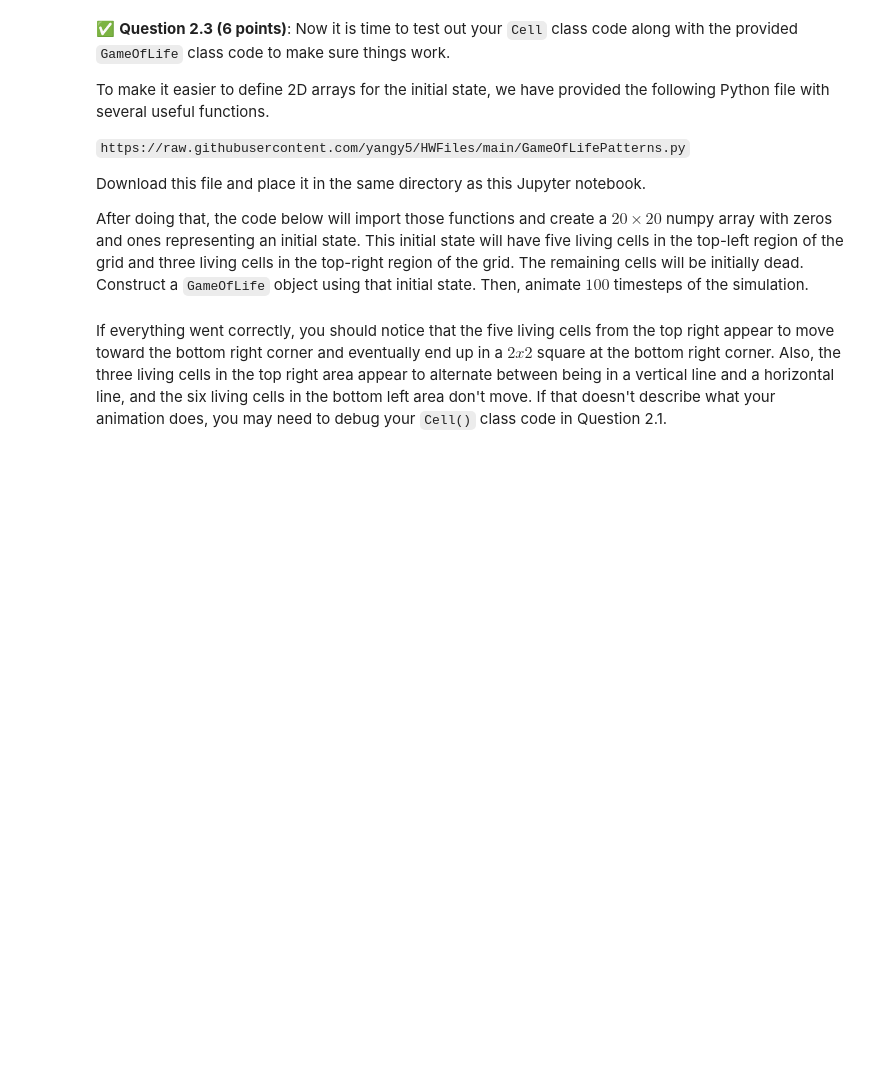
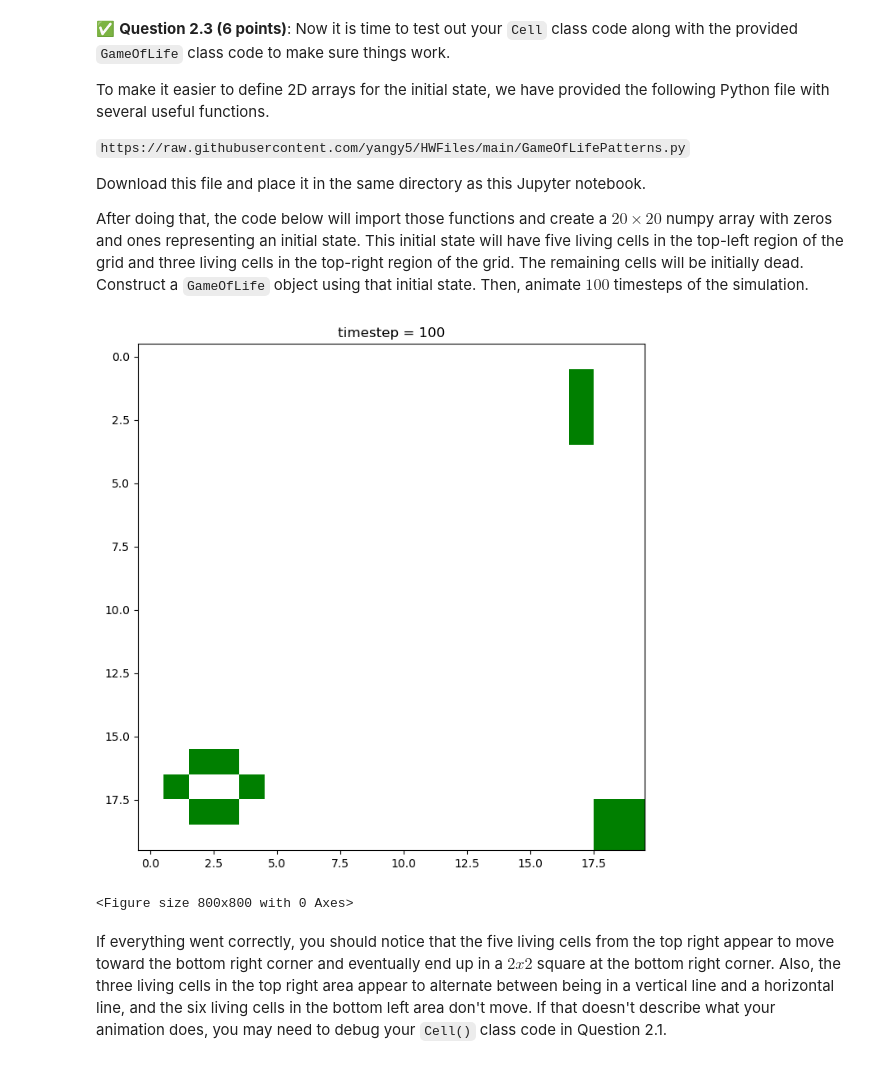
Before and after one commit to Lawpantoe/CMSE202-f23-turnin, a Jupyter notebook: hw-02/HW-02_ABMandGraphTheory-STUDENT.ipynb, the cells around one changed output. Drawn from its saved outputs; the diff is of its cells as text; code cells hidden in the pictures; blank space fills up the shorter version.

```diff
--- a/hw-02/HW-02_ABMandGraphTheory-STUDENT.ipynb
+++ b/hw-02/HW-02_ABMandGraphTheory-STUDENT.ipynb
@@ -83,21 +83,28 @@ class Cell():
         self.num_alive_neighbors = 0
         self.neighbor_list = []
 
+
     def add_neighbor(self,neighbor_cell):
         '''
         Add a cell to the list of neighbors
         '''
+        self.neighbor_list.append(neighbor_cell)
         # append neighbor_cell to neighbor_list
+
 
     def update_num_alive_neighbors(self):
         '''
         Count how many neighboring cells are currently alive
         '''
         # reset num_alive_neighbors to zero
+        self.num_alive_neighbors = 0
 
         # loop through the cells in neighbor_list
 
             # for each cell which is alive, increment num_alive_neighbors by 1
+        for neighbor in self.neighbor_list:
+            if (neighbor.is_alive):
+               self.num_alive_neighbors +=1
 
     def update_is_alive(self):
         '''
@@ -106,6 +113,12 @@ class Cell():
         # update is_alive depending on num_alive_neighbors and is_alive
         # if the cell is currently alive, it needs to have exactly 2 or 3 alive neighbors to stay alive
         # if the cell is currently dead, it needs to have exactly 3 neighbors to become alive
+        if self.is_alive:
+            self.is_alive = self.num_alive_neighbors in [2, 3]
+        else:
+            self.is_alive = self.num_alive_neighbors == 3
+
+
 
         # NOTE: This method will be called by the GameOfLife class (see Question 2.2) on every cell AFTER calling
         # update_num_alive_neighbors() on every cell. Do NOT call update_num_alive_neighbors() in this method
@@ -217,27 +230,39 @@ After doing that, the code below will import those functions and create a $20 \t
 # %%
 # Put your code for Question 2.3 here
 
 # Import helper functions
 from GameOfLifePatterns import *
 
 # initial state array
 initial_state = np.zeros((20,20))
 initial_state = add_glider(initial_state,0,0,'SE')
 initial_state = add_blinker(initial_state,1,17,'vertical')
 initial_state = add_beehive(initial_state,16,1,'horizontal')
 
 # create a GameOfLife object using the initial_state formed above
 
+game = GameOfLife(initial_state)
+
 # figure for animation
 fig, ax = plt.subplots(figsize=(8,8)) # change figsize if needed
 
+
 # draw the initial state
 
+game.draw(fig)
+
 # loop over 100 iterations
+num_iterations = 100
+for i in range(num_iterations):
+    # evolve the simulation by one timestep
+    game.update()
+    # draw the grid of cells
+    game.draw(fig)
 
-    # evolve the simulation by one timestep
-
-    # draw the grid of cells
+#plt.show()
+# %% [output]
+[figure, added]
+<Figure size 800x800 with 0 Axes>
 # %% [markdown]
 If everything went correctly, you should notice that the five living cells from the top right appear to move toward the bottom right corner and eventually end up in a $2x2$ square at the bottom right corner. Also, the three living cells in the top right area appear to alternate between being in a vertical line and a horizontal line, and the six living cells in the bottom left area don't move. If that doesn't describe what your animation does, you may need to debug your `Cell()` class code in Question 2.1.
 # %% [markdown]
```
Also changed, not shown: parts of 15 cells of this notebook.
